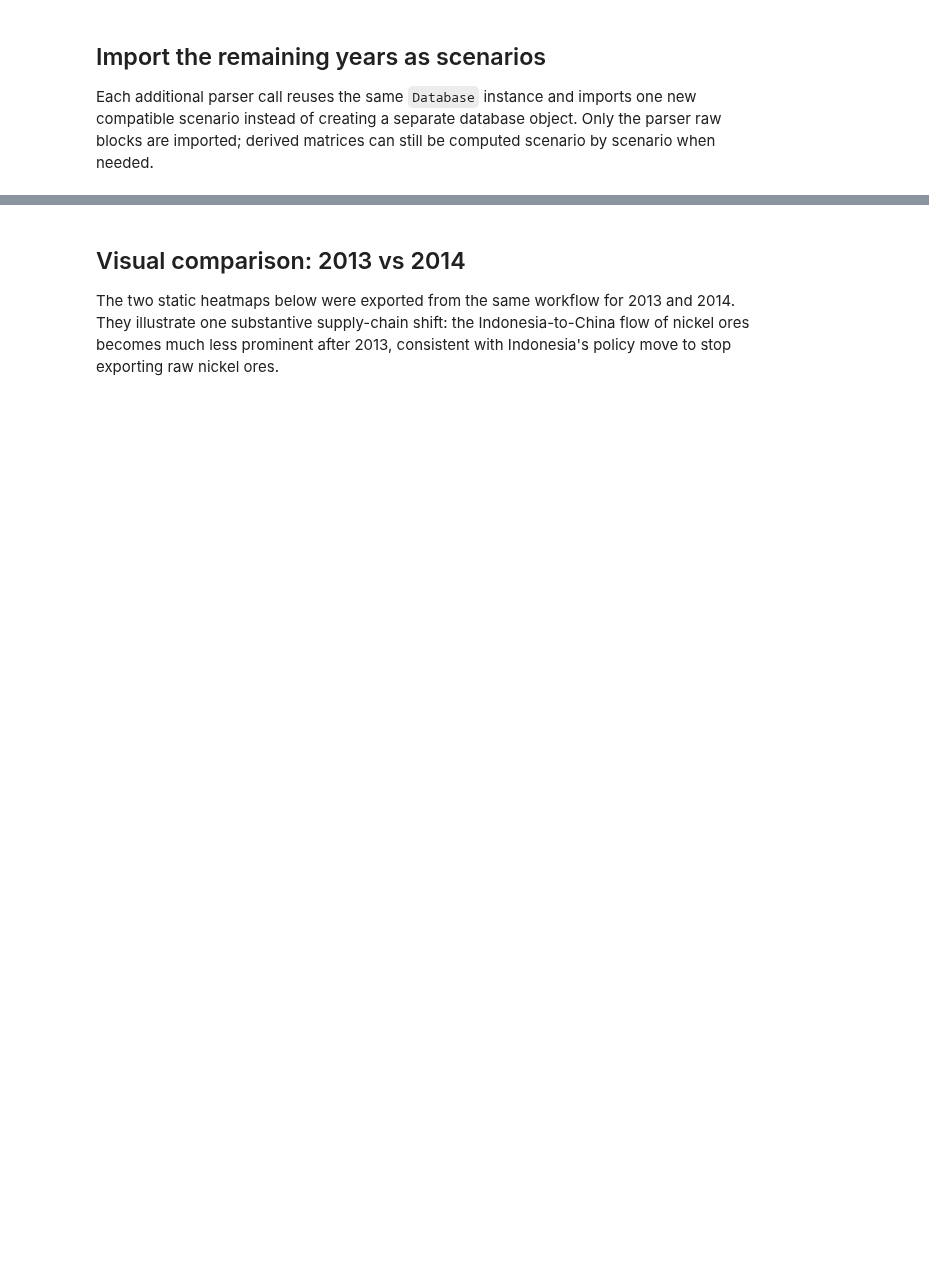
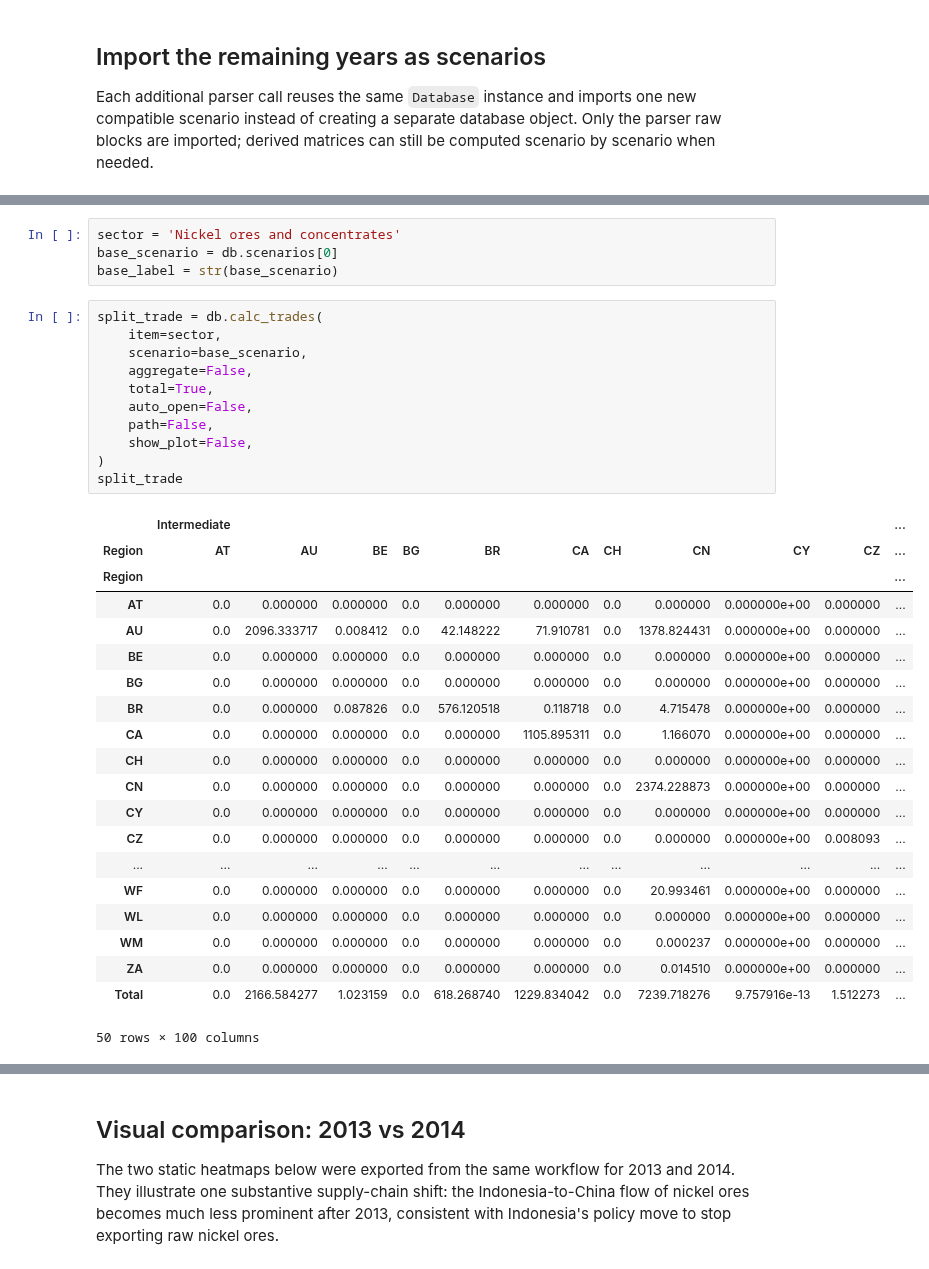
Before and after one commit to it-is-me-mario/MARIO, a Jupyter notebook: doc/source/user_guide/inspection/calculate_trades.ipynb, the cells around one changed output, grey strips where cells are left out. Saved outputs shown, nothing was run; the diff lists cells and outputs as text; blank space fills up the shorter version.

```diff
--- a/doc/source/user_guide/inspection/calculate_trades.ipynb
+++ b/doc/source/user_guide/inspection/calculate_trades.ipynb
@@ -66,0 +75,36 @@ for year in YEARS:
+# %%
+sector = 'Nickel ores and concentrates'
+base_scenario = db.scenarios[0]
+base_label = str(base_scenario)
+# %%
+split_trade = db.calc_trades(
+    item=sector,
+    scenario=base_scenario,
+    aggregate=False,
+    total=True,
+    auto_open=False,
+    path=False,
+    show_plot=False,
+)
+split_trade
+# %% [output]
+|  | Intermediate |  |  |  |  |  |  |  |  |  | ... |
+| Region | AT | AU | BE | BG | BR | CA | CH | CN | CY | CZ | ... |
+| Region |  |  |  |  |  |  |  |  |  |  | ... |
+| AT | 0.0 | 0.000000 | 0.000000 | 0.0 | 0.000000 | 0.000000 | 0.0 | 0.000000 | 0.000000e+00 | 0.000000 | ... |
+| AU | 0.0 | 2096.333717 | 0.008412 | 0.0 | 42.148222 | 71.910781 | 0.0 | 1378.824431 | 0.000000e+00 | 0.000000 | ... |
+| BE | 0.0 | 0.000000 | 0.000000 | 0.0 | 0.000000 | 0.000000 | 0.0 | 0.000000 | 0.000000e+00 | 0.000000 | ... |
+| BG | 0.0 | 0.000000 | 0.000000 | 0.0 | 0.000000 | 0.000000 | 0.0 | 0.000000 | 0.000000e+00 | 0.000000 | ... |
+| BR | 0.0 | 0.000000 | 0.087826 | 0.0 | 576.120518 | 0.118718 | 0.0 | 4.715478 | 0.000000e+00 | 0.000000 | ... |
+| CA | 0.0 | 0.000000 | 0.000000 | 0.0 | 0.000000 | 1105.895311 | 0.0 | 1.166070 | 0.000000e+00 | 0.000000 | ... |
+| CH | 0.0 | 0.000000 | 0.000000 | 0.0 | 0.000000 | 0.000000 | 0.0 | 0.000000 | 0.000000e+00 | 0.000000 | ... |
+| CN | 0.0 | 0.000000 | 0.000000 | 0.0 | 0.000000 | 0.000000 | 0.0 | 2374.228873 | 0.000000e+00 | 0.000000 | ... |
+| CY | 0.0 | 0.000000 | 0.000000 | 0.0 | 0.000000 | 0.000000 | 0.0 | 0.000000 | 0.000000e+00 | 0.000000 | ... |
+| CZ | 0.0 | 0.000000 | 0.000000 | 0.0 | 0.000000 | 0.000000 | 0.0 | 0.000000 | 0.000000e+00 | 0.008093 | ... |
+| ... | ... | ... | ... | ... | ... | ... | ... | ... | ... | ... | ... |
+| WF | 0.0 | 0.000000 | 0.000000 | 0.0 | 0.000000 | 0.000000 | 0.0 | 20.993461 | 0.000000e+00 | 0.000000 | ... |
+| WL | 0.0 | 0.000000 | 0.000000 | 0.0 | 0.000000 | 0.000000 | 0.0 | 0.000000 | 0.000000e+00 | 0.000000 | ... |
+| WM | 0.0 | 0.000000 | 0.000000 | 0.0 | 0.000000 | 0.000000 | 0.0 | 0.000237 | 0.000000e+00 | 0.000000 | ... |
+| ZA | 0.0 | 0.000000 | 0.000000 | 0.0 | 0.000000 | 0.000000 | 0.0 | 0.014510 | 0.000000e+00 | 0.000000 | ... |
+| Total | 0.0 | 2166.584277 | 1.023159 | 0.0 | 618.268740 | 1229.834042 | 0.0 | 7239.718276 | 9.757916e-13 | 1.512273 | ... |
+50 rows × 100 columns
```
Also changed, not shown: parts of 13 cells of this notebook, 9 other files.
